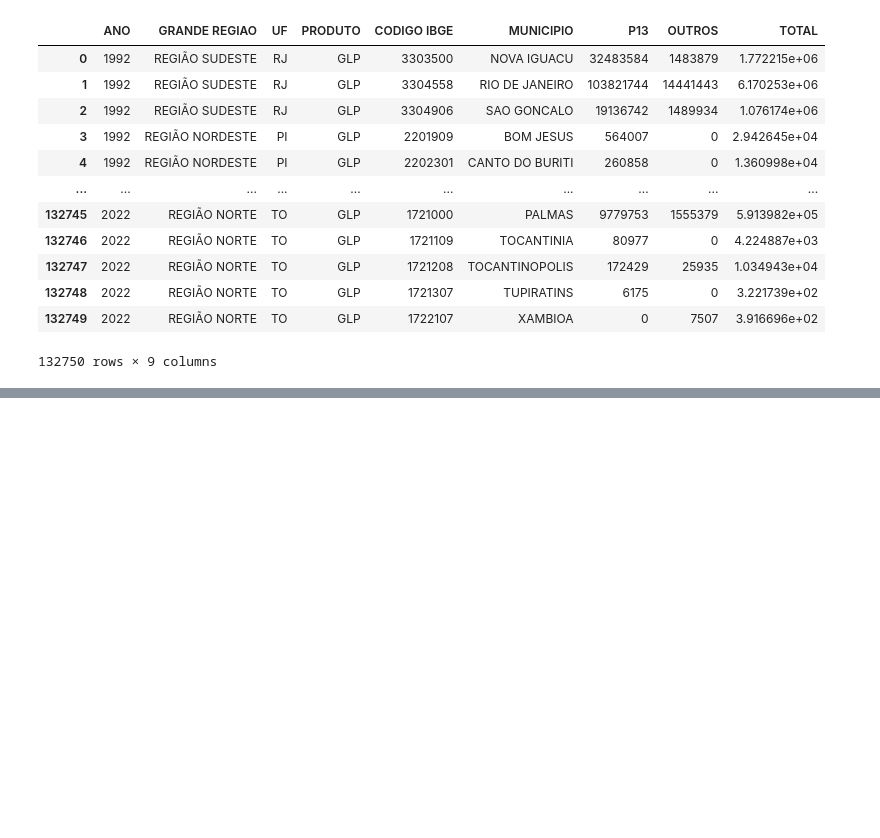
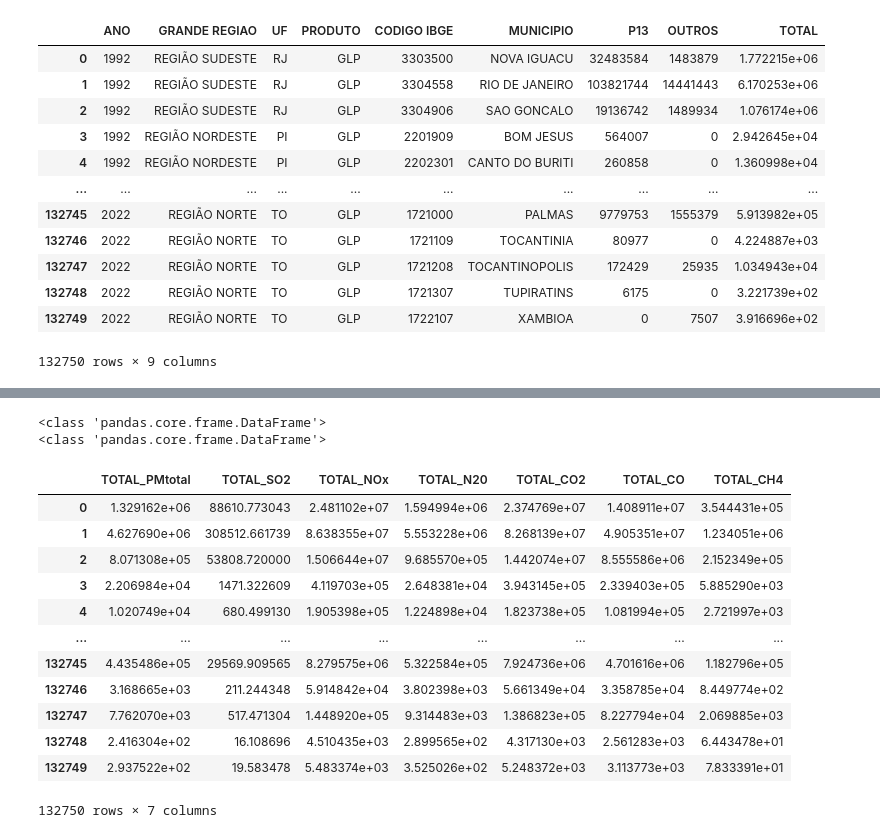
Before and after one commit to Marcosperrude/LCQAR, a Jupyter notebook: codigos/Untitled.ipynb, the cells around one changed output, grey strips where cells are left out. Drawn from its saved outputs; the diff is of its cells as text; code cells hidden in the pictures; blank space fills up the shorter version.

```diff
--- a/codigos/Untitled.ipynb
+++ b/codigos/Untitled.ipynb
@@ -78 +130,25 @@ def Taxa_butano(taxa_butano):
+# %%
+print(type(Taxa_butano))
+print(type(Taxa_propano))
+# %% [output]
+<class 'pandas.core.frame.DataFrame'>
+<class 'pandas.core.frame.DataFrame'>
+# %%
+taxa_total= Taxa_butano+Taxa_propano
+# %%
+taxa_total
+# %% [output]
+|  | TOTAL_PMtotal | TOTAL_SO2 | TOTAL_NOx | TOTAL_N20 | TOTAL_CO2 | TOTAL_CO | TOTAL_CH4 |
+| 0 | 1.329162e+06 | 88610.773043 | 2.481102e+07 | 1.594994e+06 | 2.374769e+07 | 1.408911e+07 | 3.544431e+05 |
+| 1 | 4.627690e+06 | 308512.661739 | 8.638355e+07 | 5.553228e+06 | 8.268139e+07 | 4.905351e+07 | 1.234051e+06 |
+| 2 | 8.071308e+05 | 53808.720000 | 1.506644e+07 | 9.685570e+05 | 1.442074e+07 | 8.555586e+06 | 2.152349e+05 |
+| 3 | 2.206984e+04 | 1471.322609 | 4.119703e+05 | 2.648381e+04 | 3.943145e+05 | 2.339403e+05 | 5.885290e+03 |
+| 4 | 1.020749e+04 | 680.499130 | 1.905398e+05 | 1.224898e+04 | 1.823738e+05 | 1.081994e+05 | 2.721997e+03 |
+| ... | ... | ... | ... | ... | ... | ... | ... |
+| 132745 | 4.435486e+05 | 29569.909565 | 8.279575e+06 | 5.322584e+05 | 7.924736e+06 | 4.701616e+06 | 1.182796e+05 |
+| 132746 | 3.168665e+03 | 211.244348 | 5.914842e+04 | 3.802398e+03 | 5.661349e+04 | 3.358785e+04 | 8.449774e+02 |
+| 132747 | 7.762070e+03 | 517.471304 | 1.448920e+05 | 9.314483e+03 | 1.386823e+05 | 8.227794e+04 | 2.069885e+03 |
+| 132748 | 2.416304e+02 | 16.108696 | 4.510435e+03 | 2.899565e+02 | 4.317130e+03 | 2.561283e+03 | 6.443478e+01 |
+| 132749 | 2.937522e+02 | 19.583478 | 5.483374e+03 | 3.525026e+02 | 5.248372e+03 | 3.113773e+03 | 7.833391e+01 |
+132750 rows × 7 columns
 # %%
```
Also changed, not shown: parts of 20 cells of this notebook.
